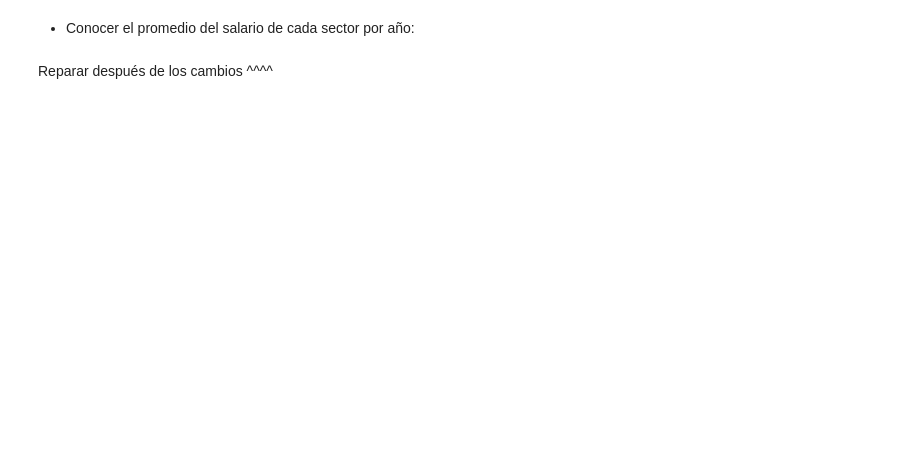
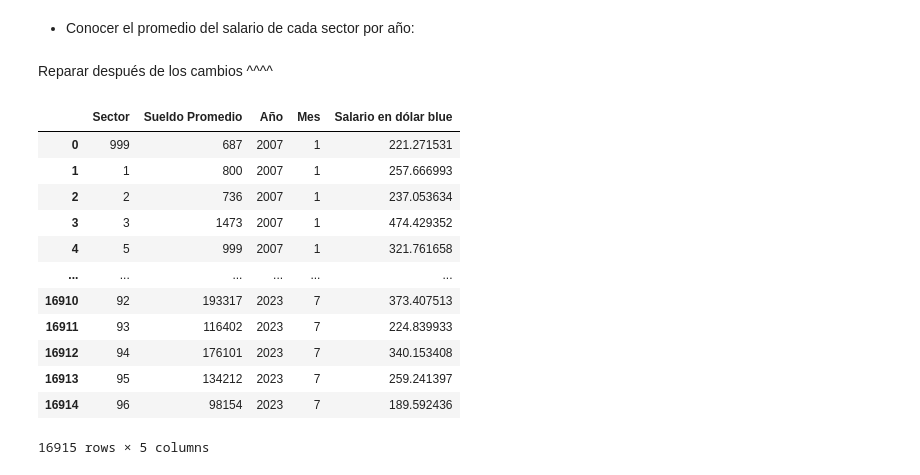
Before and after one commit to IlledNacu/TP2mate3, a Jupyter notebook: TP_SalarioJoven.ipynb, the cells around one changed output. Saved outputs shown, nothing was run; the diff lists cells and outputs as text; code cells hidden in the pictures; blank space fills up the shorter version.

Commit message:
menu arreglado, dolar oficial eliminado

```diff
--- a/TP_SalarioJoven.ipynb
+++ b/TP_SalarioJoven.ipynb
@@ -412,24 +422,17 @@ Oficial:
 
 [203 rows x 3 columns]
 # %%
-def salario_a_dolar(_df, tipo_dolar):
+def salario_a_dolar(_df):
 
     _df['Fecha'] = pd.to_datetime(_df['Fecha'], dayfirst=True)
 
-    # Crear columnas adicionales para año y mes en dfSalarios
-    _df['Año'] = _df['Fecha'].dt.year
+    # Crear columna adicional mes en dfSalarios
     _df['Mes'] = _df['Fecha'].dt.month
 
-    if tipo_dolar == "Oficial":
-        # Unir dfSalarios con el promedio_mensual del dólar oficial
-        _df = pd.merge(_df, promedioOficial, on=['Año', 'Mes'], how='left')
-        # Calcular el equivalente del salario en dólares oficiales
-        _df['Salario en dólar oficial'] = _df['Sueldo Promedio'] * _df['Conversión promedio']
-    elif tipo_dolar == "Blue":
-        # Unir dfSalarios con el promedio_mensual del dólar blue
-        _df = pd.merge(_df, promedioBlue, on=['Año', 'Mes'], how='left')
-        # Calcular el equivalente del salario en dólares blue
-        _df['Salario en dólar blue'] = _df['Sueldo Promedio'] / _df['Conversión promedio']
+    # Unir dfSalarios con el promedio_mensual del dólar blue
+    _df = pd.merge(_df, promedioBlue, on=['Año', 'Mes'], how='left')
+    # Calcular el equivalente del salario en dólares blue
+    _df['Salario en dólar blue'] = _df['Sueldo Promedio'] / _df['Conversión promedio']
 
     # Eliminamos la columna 'Fecha' y 'Conversión promedio'
     _df = _df.drop(['Fecha', 'Conversión promedio'], axis=1)
@@ -437,10 +440,6 @@ def salario_a_dolar(_df, tipo_dolar):
     # Mostrar el DataFrame resultante
     return _df
 
-# Ejemplo de uso
-salarios_dolar_oficial = salario_a_dolar(dfSalarios, tipo_dolar="Oficial")
-print("Salario en dólar Oficial:\n", salarios_dolar_oficial)
-
-salarios_dolar_blue = salario_a_dolar(dfSalarios, tipo_dolar="Blue")
+salarios_dolar_blue = salario_a_dolar(dfSalarios)
 print("Salario en dólar Blue:\n", salarios_dolar_blue)
 # %% [output]
@@ -638,6 +590,22 @@ class Menu:
     def salir_menu(self):
             print("\nUsted ha salido del programa.")
             self.acceso_menu = False
+# %%
+salarios_dolar_blue
+# %% [output]
+|  | Sector | Sueldo Promedio | Año | Mes | Salario en dólar blue |
+| 0 | 999 | 687 | 2007 | 1 | 221.271531 |
+| 1 | 1 | 800 | 2007 | 1 | 257.666993 |
+| 2 | 2 | 736 | 2007 | 1 | 237.053634 |
+| 3 | 3 | 1473 | 2007 | 1 | 474.429352 |
+| 4 | 5 | 999 | 2007 | 1 | 321.761658 |
+| ... | ... | ... | ... | ... | ... |
+| 16910 | 92 | 193317 | 2023 | 7 | 373.407513 |
+| 16911 | 93 | 116402 | 2023 | 7 | 224.839933 |
+| 16912 | 94 | 176101 | 2023 | 7 | 340.153408 |
+| 16913 | 95 | 134212 | 2023 | 7 | 259.241397 |
+| 16914 | 96 | 98154 | 2023 | 7 | 189.592436 |
+16915 rows × 5 columns
 # %%
 menu = Menu()
 menu.mostrar_menu()
```
Also changed, not shown: parts of 10 cells of this notebook.
